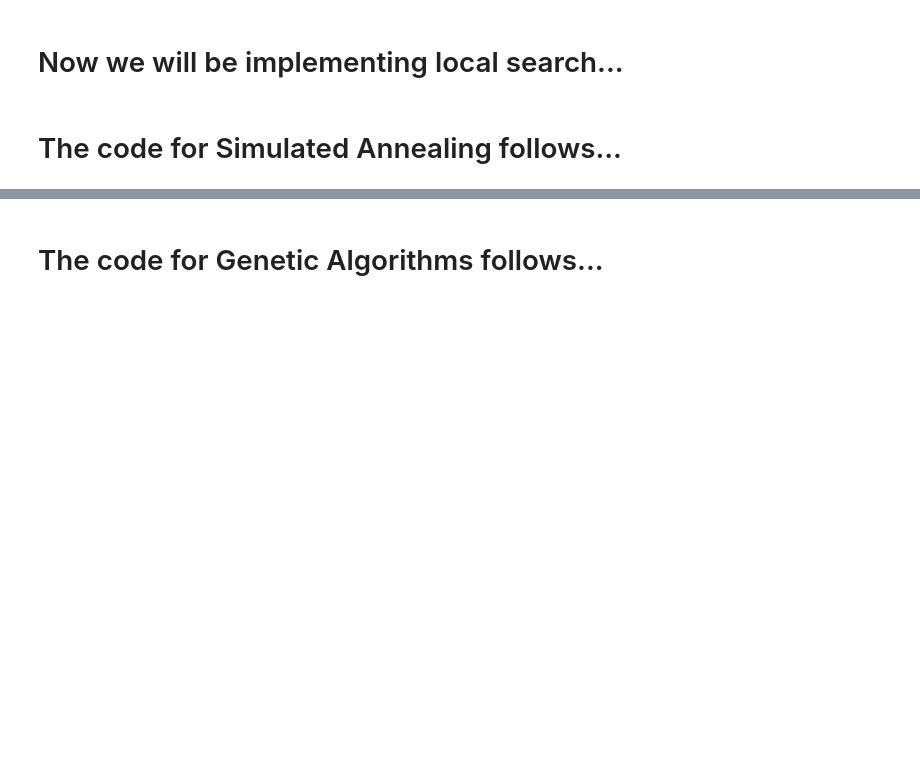
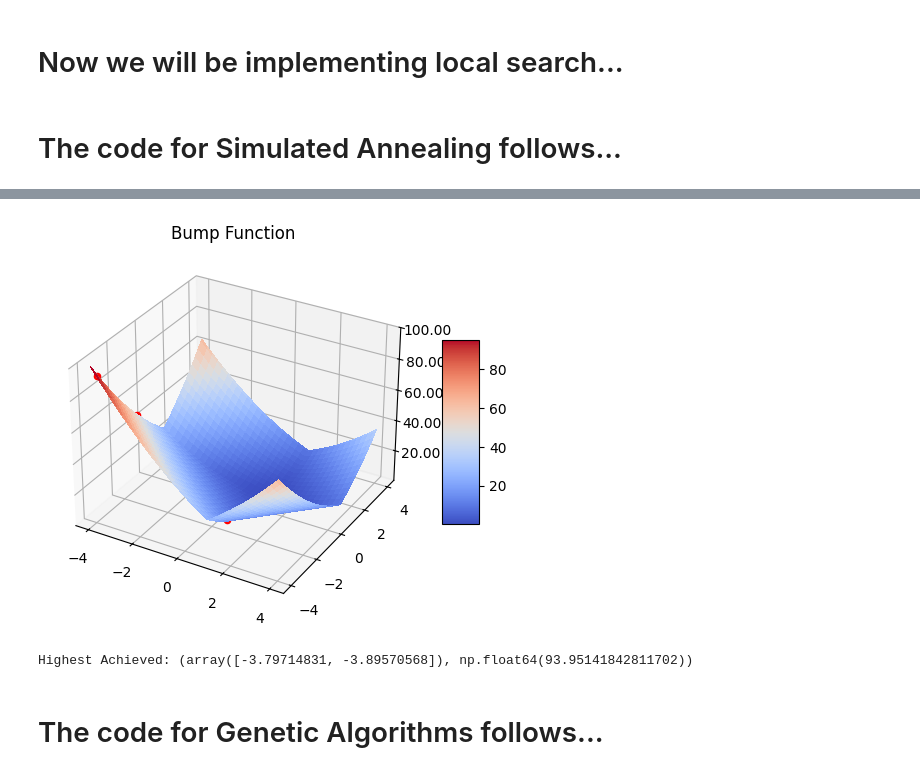
Before and after one commit to Pirate-Hunter-Zoro/Artificial-Intelligence, a Jupyter notebook: KNN and Local Search/local_search.ipynb, the cells around one changed output, grey strips where cells are left out. Cells and saved outputs as stored; diff of their text form; code cells hidden in the pictures; blank space fills up the shorter version.

```diff
--- a/KNN and Local Search/local_search.ipynb
+++ b/KNN and Local Search/local_search.ipynb
@@ -497,2 +522,10 @@ solver.plot_max(function=bump, x_min=0.1, x_max=10, y_min=0.1, y_max=10, title="
+# %%
+solver = SimulatedAnnealingSolver(lambda n : exp(-n/10), x_min=np.array([-4, -4]), x_max=np.array([4, 4]),)
+
+solver.plot_results(function=sphere, title="Bump Function")
+print(f"Highest Achieved: {solver.max_input, solver.max_output}")
+# %% [output]
+[figure, added]
+Highest Achieved: (array([-3.79714831, -3.89570568]), np.float64(93.95141842811702))
 # %% [markdown]
 # The code for Genetic Algorithms follows...
```
Also changed, not shown: parts of 7 cells of this notebook, 3 other files.
